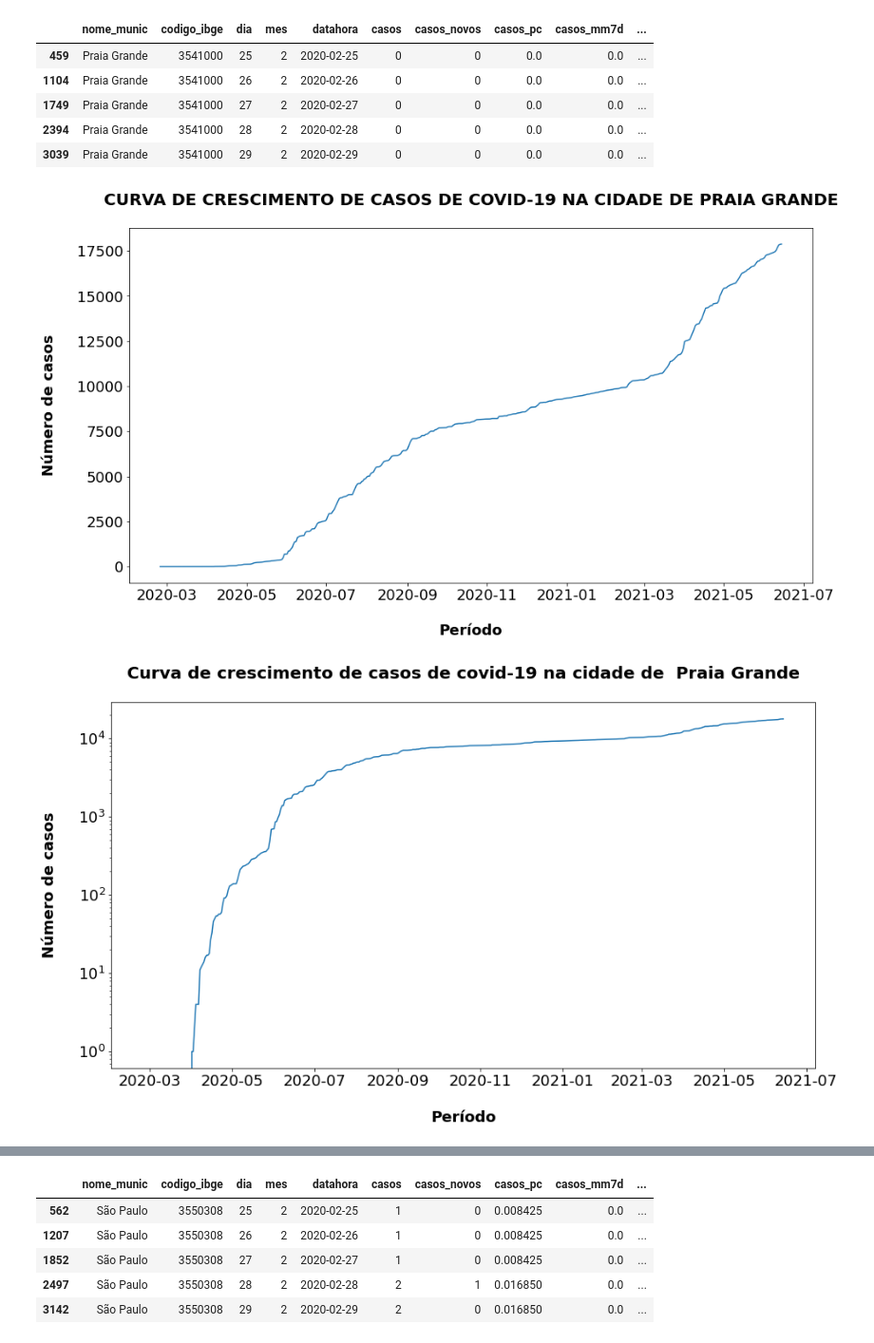
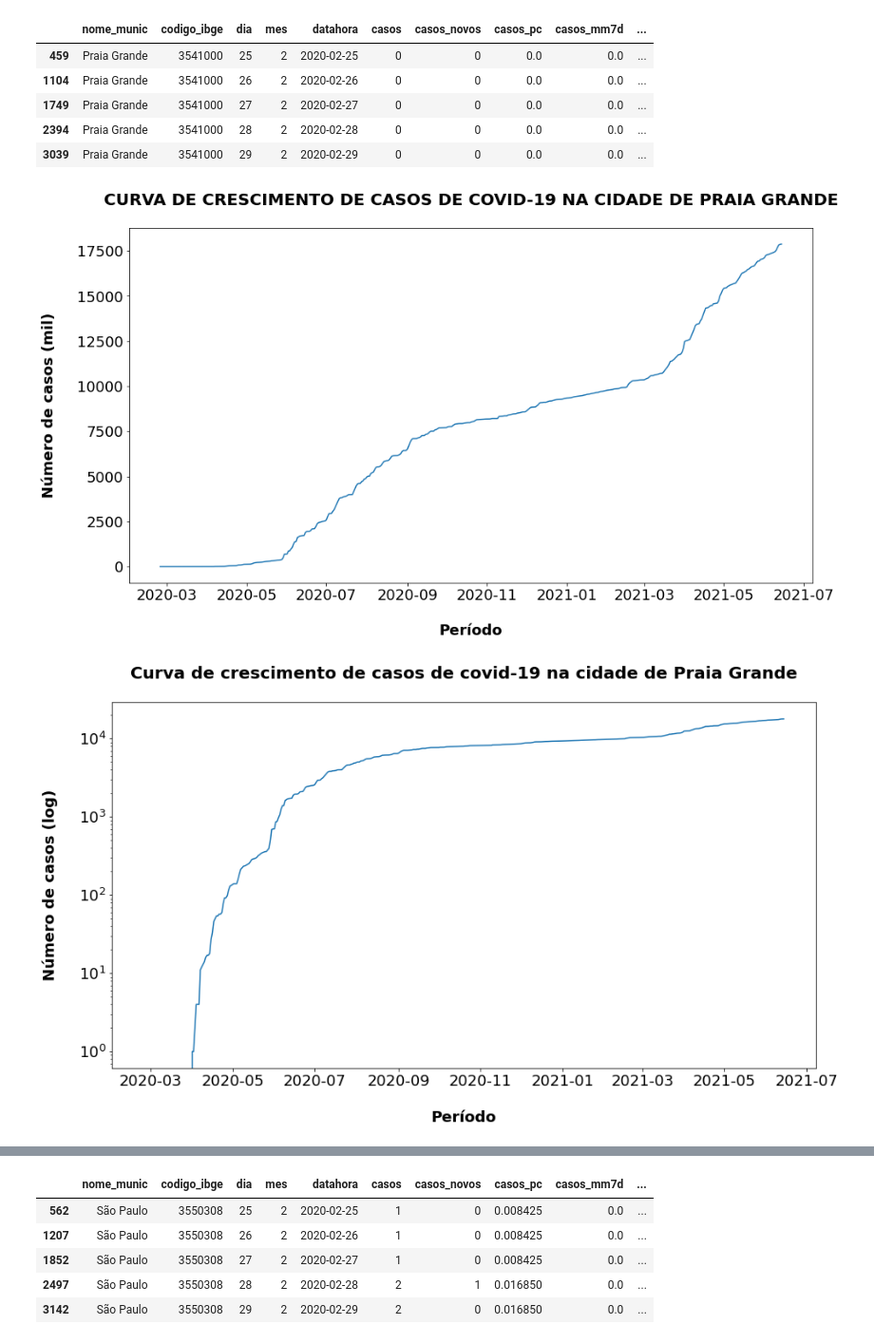
Before and after one commit to silva-felipe/BootCamp_Alura_DataScience, a Jupyter notebook: notebooks/modulo3/Bootcamp(modulo3).ipynb, the cells around one changed output, grey strips where cells are left out. Shown at 95% size. Drawn from its saved outputs; the diff is of its cells as text; code cells hidden in the pictures.

```diff
--- a/notebooks/modulo3/Bootcamp(modulo3).ipynb
+++ b/notebooks/modulo3/Bootcamp(modulo3).ipynb
@@ -125,30 +142,30 @@ plt.title('Curva de crescimento de casos de covid-19 na cidade de{}\n'.format(s)
           weight='bold',
           fontsize=20)
 
-plt.ylabel('Número de casos\n', weight='bold')
+plt.ylabel('Número de casos (mil)\n', weight='bold')
 plt.xlabel('\nPeríodo', weight='bold')
 
 plt.show()
 # %% [output]
-[figure, old version]
+[figure, new version]
 # %%
 nome_cidade = [x for x in dados_pg.nome_munic.unique()]
 
 s = ''
 for x in nome_cidade:
   s = s + ' ' + x
 
 sns.lineplot(data=dados_pg, x='datahora',y='casos')
 
 plt.title('Curva de crescimento de casos de covid-19 na cidade de{}\n'.format(s),
           weight='bold',
           fontsize=20)
 
-plt.ylabel('Número de casos\n', weight='bold')
+plt.ylabel('Número de casos (log)\n', weight='bold')
 plt.xlabel('\nPeríodo', weight='bold')
 
 plt.yscale('log')
 
 plt.show()
 # %% [output]
-[figure, old version]
+[figure, new version]
```
Also changed, not shown: parts of 5 cells of this notebook.
